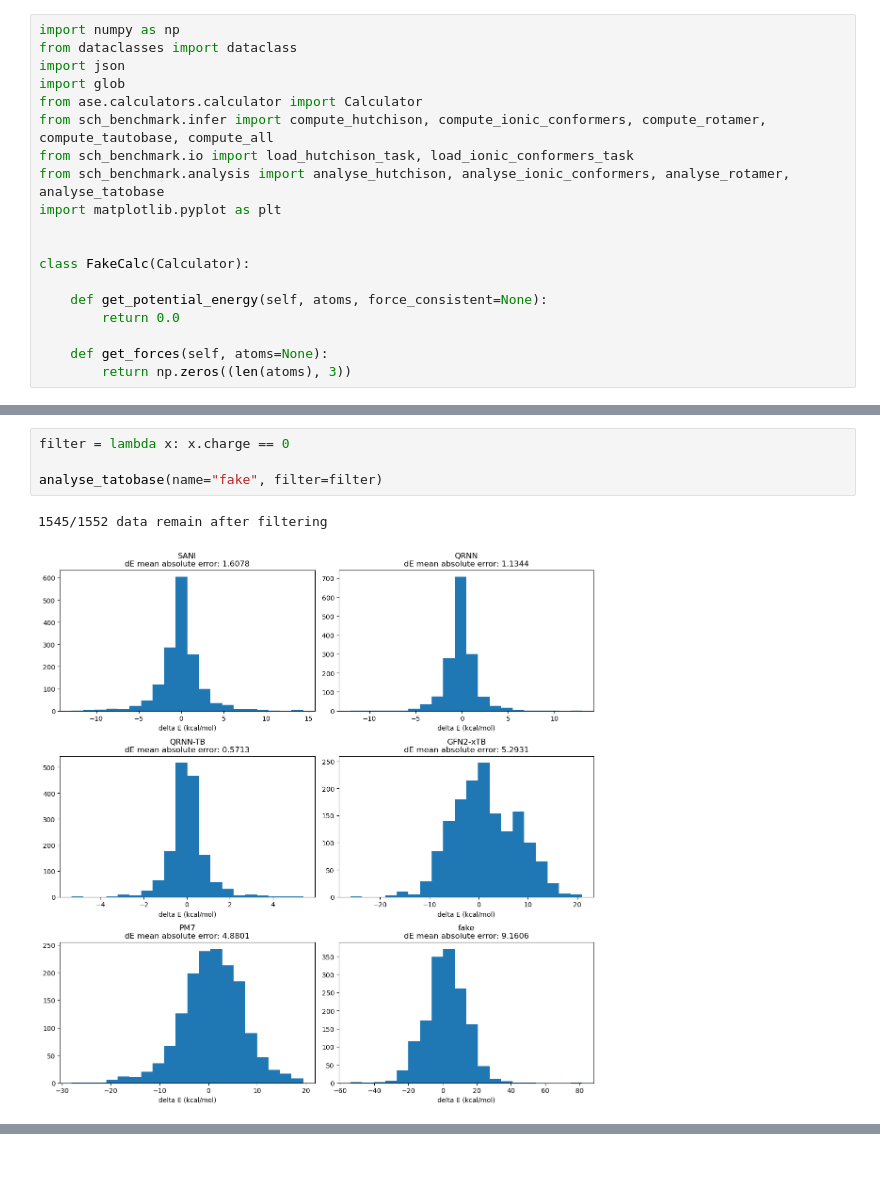
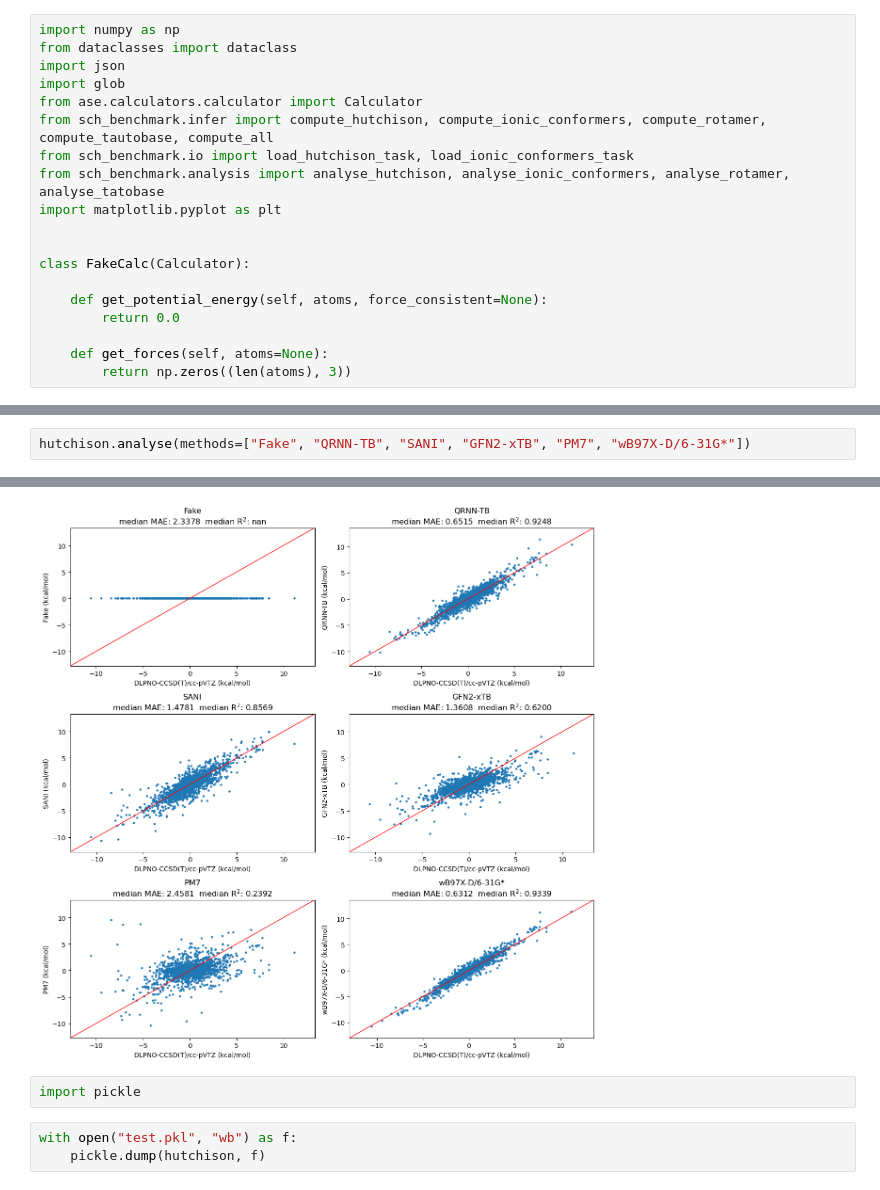
Before and after one commit to WangXinyan940/schrodinger-nnp-benchmark, a Jupyter notebook: test.ipynb, the cells around one changed output, grey strips where cells are left out. Drawn from its saved outputs; the diff is of its cells as text; blank space fills up the shorter version.

```diff
--- a/test.ipynb
+++ b/test.ipynb
@@ -319,7 +47,3 @@ analyse_tatobase(name="fake")
-# %%
-filter = lambda x: x.charge == 0
-
-analyse_tatobase(name="fake", filter=filter)
-# %% [output]
-1545/1552 data remain after filtering
-[figure, removed]
+# %%
+hutchison.analyse(methods=["Fake", "QRNN-TB", "SANI", "GFN2-xTB", "PM7", "wB97X-D/6-31G*"])
+# %% [output]
@@ -325,0 +67,6 @@ analyse_tatobase(name="fake", filter=filter)
+[figure, added]
+# %%
+import pickle
+# %%
+with open("test.pkl", "wb") as f:
+    pickle.dump(hutchison, f)
```
Also changed, not shown: parts of 13 cells of this notebook, 7 other files.
